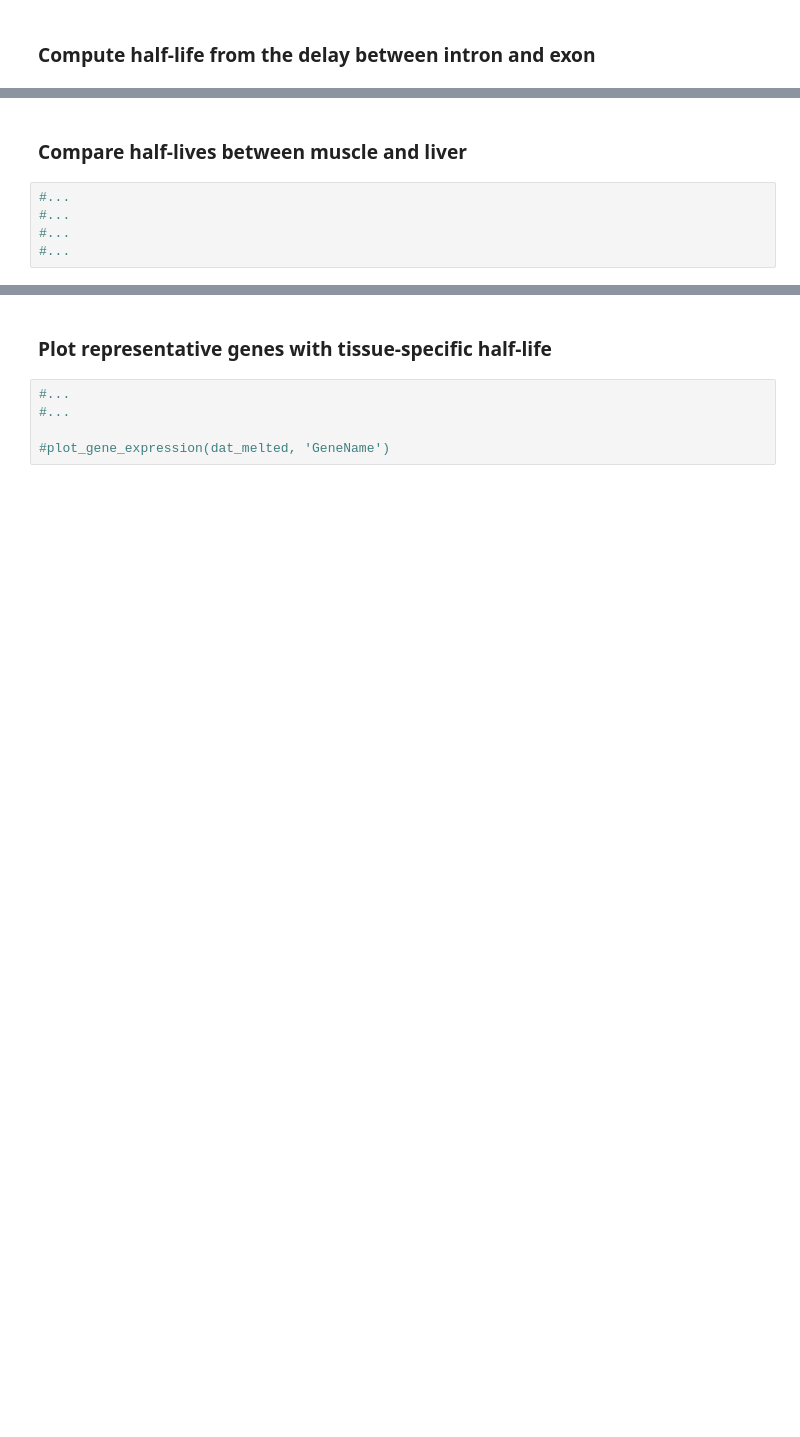
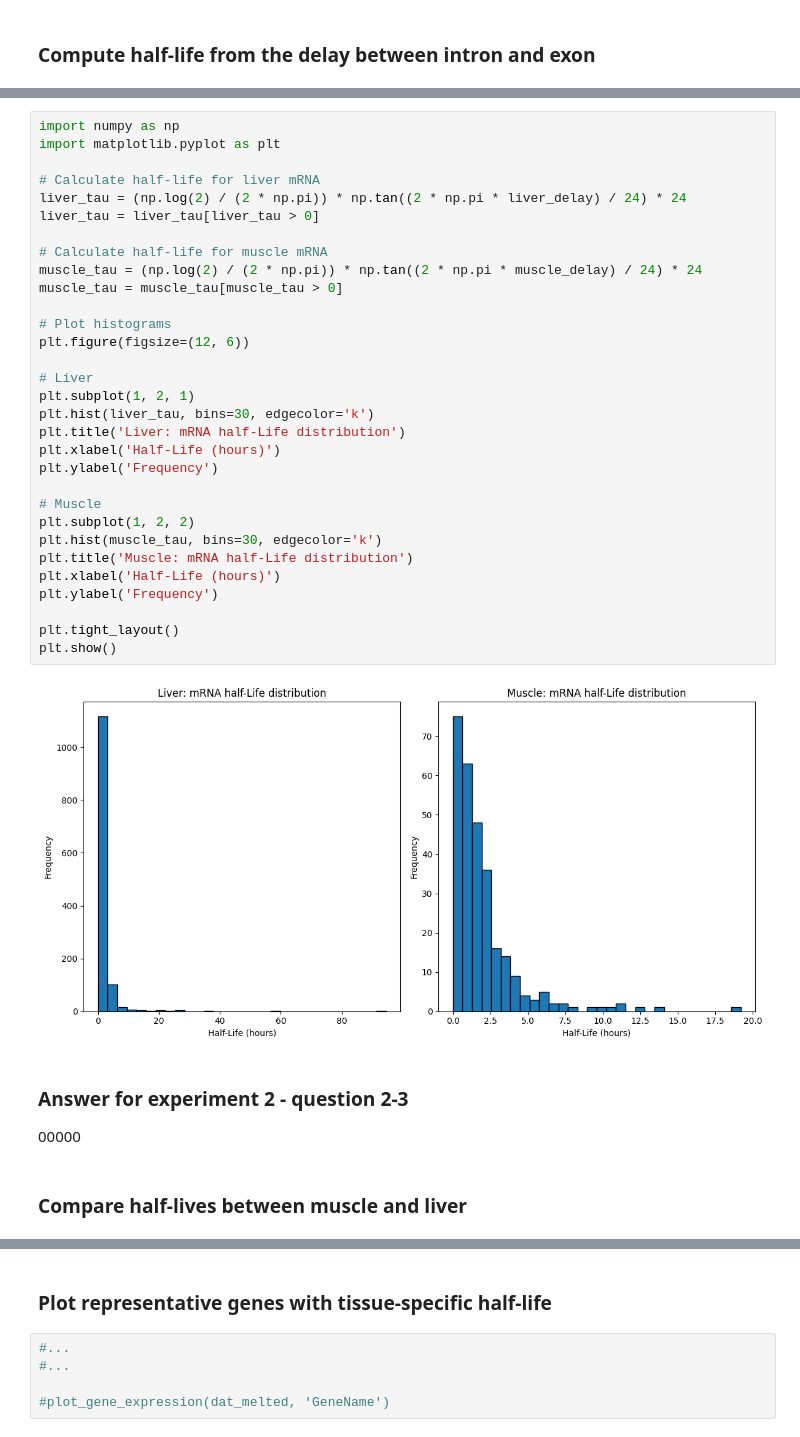
Before and after one commit to loris-fab/Genome-to-function_assignement3, a Jupyter notebook: Exercise_Week11_12_B_Exercises.ipynb, the cells around one changed output, grey strips where cells are left out. Cells and saved outputs as stored; diff of their text form; blank space fills up the shorter version.

```diff
--- a/Exercise_Week11_12_B_Exercises.ipynb
+++ b/Exercise_Week11_12_B_Exercises.ipynb
@@ -763,7 +897,39 @@ results_exon_muscle = fit_harmo(dat_exon_muscle, time, T)
+# %%
+import numpy as np
+import matplotlib.pyplot as plt
+
+# Calculate half-life for liver mRNA
+liver_tau = (np.log(2) / (2 * np.pi)) * np.tan((2 * np.pi * liver_delay) / 24) * 24
+liver_tau = liver_tau[liver_tau > 0]
+
+# Calculate half-life for muscle mRNA
+muscle_tau = (np.log(2) / (2 * np.pi)) * np.tan((2 * np.pi * muscle_delay) / 24) * 24
+muscle_tau = muscle_tau[muscle_tau > 0]
+
+# Plot histograms
+plt.figure(figsize=(12, 6))
+
+# Liver
+plt.subplot(1, 2, 1)
+plt.hist(liver_tau, bins=30, edgecolor='k')
+plt.title('Liver: mRNA half-Life distribution')
+plt.xlabel('Half-Life (hours)')
+plt.ylabel('Frequency')
+
+# Muscle
+plt.subplot(1, 2, 2)
+plt.hist(muscle_tau, bins=30, edgecolor='k')
+plt.title('Muscle: mRNA half-Life distribution')
+plt.xlabel('Half-Life (hours)')
+plt.ylabel('Frequency')
+
+plt.tight_layout()
+plt.show()
+# %% [output]
+[figure, added]
+# %% [markdown]
+### Answer for experiment 2 - question 2-3
+
+00000
 # %% [markdown]
 ### Compare half-lives between muscle and liver
-# %%
-#...
-#...
-#...
-#...
```
Also changed, not shown: parts of 14 cells of this notebook.
